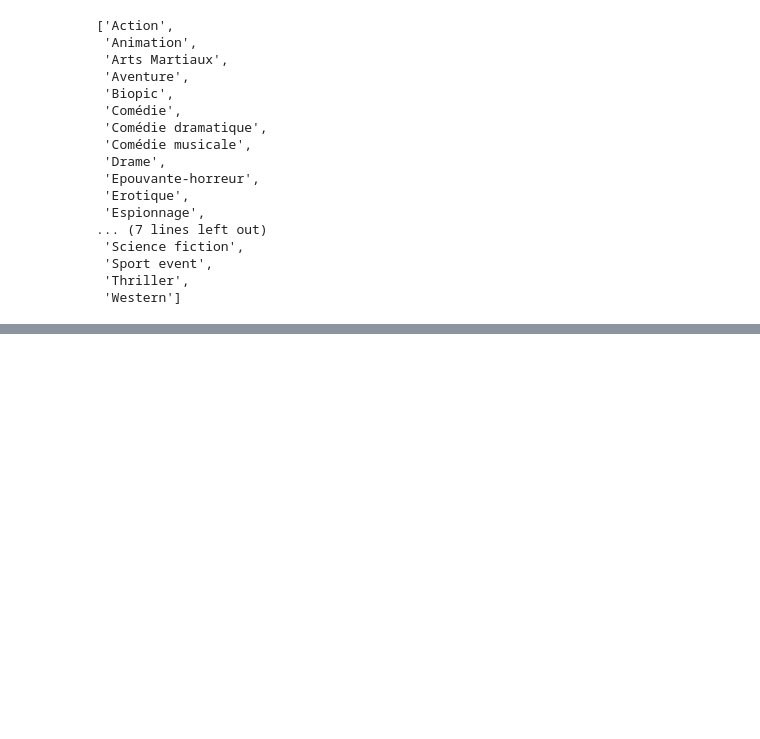
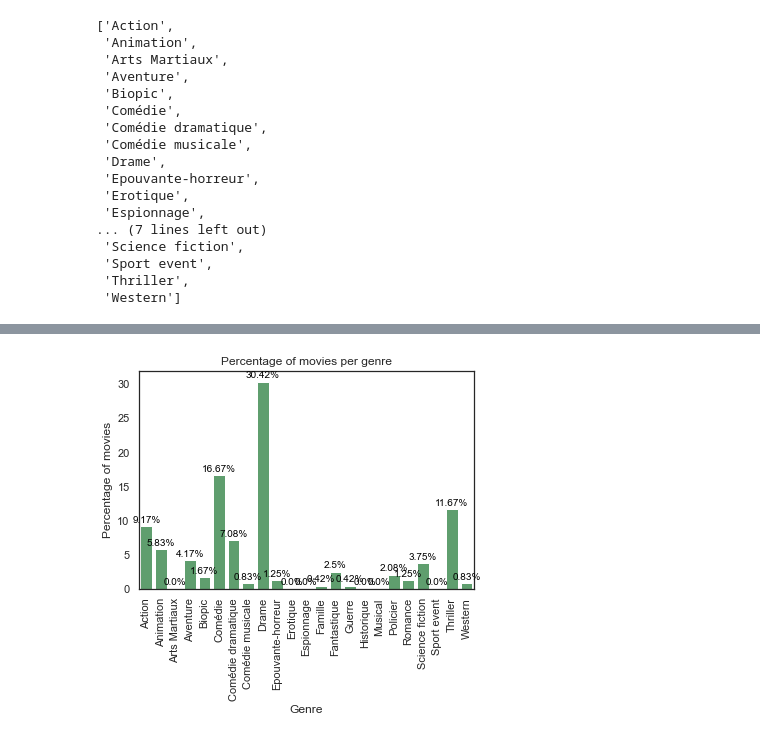
Before and after one commit to Bastien-LDC/Allocine-project, a Jupyter notebook: Allocine_movie_analysis.ipynb, the cells around one changed output, grey strips where cells are left out. Cells and saved outputs as stored; diff of their text form; code cells hidden in the pictures; blank space fills up the shorter version.

```diff
--- a/Allocine_movie_analysis.ipynb
+++ b/Allocine_movie_analysis.ipynb
@@ -216,0 +252,23 @@ genre_df
+# %%
+# Hist of the percentage of movies per genre
+ax = sns.barplot(x="genre", y="movie_percentage", data=genre_df, color="C2")
+ax.set_title("Percentage of movies per genre")
+ax.set_xlabel("Genre")
+ax.set_ylabel("Percentage of movies")
+
+# Pretty print x axis names
+for i, genre in enumerate(ax.get_xticklabels()):
+    genre.set_rotation(90)
+    genre.set_horizontalalignment('center')
+    genre.set_position((i, 0))
+
+# Print the data values on top of the bars
+for i, genre in enumerate(ax.patches):
+    ax.text(genre.get_x() + genre.get_width()/2.,
+            genre.get_height() + 0.5,
+            str(genre_df.iloc[i]["movie_percentage"]) + "%",
+            ha='center',
+            color='black',
+            fontsize=10)
+# %% [output]
+[figure, added]
```
Also changed, not shown: parts of 26 cells of this notebook, 2 other files.
